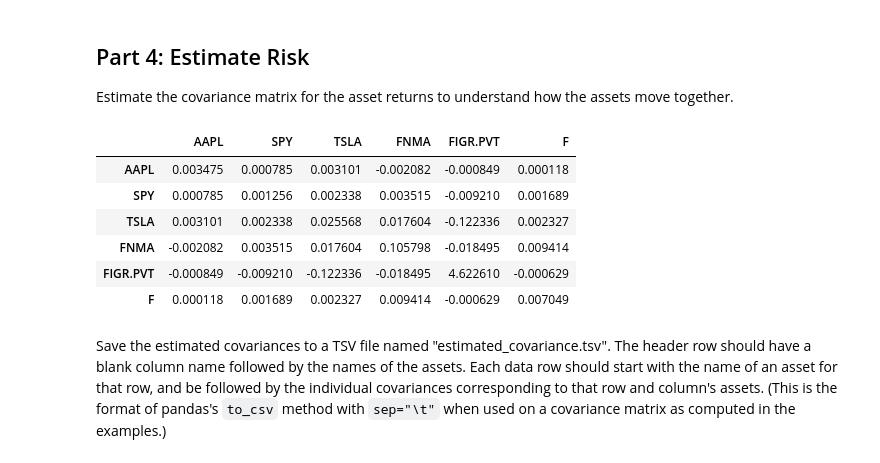
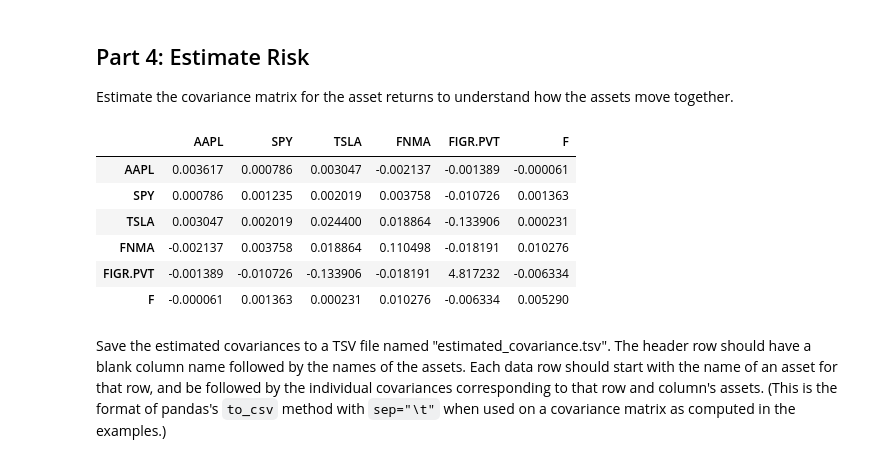
Before and after one commit to cfornesa/dx704-project-01, a Jupyter notebook: project.ipynb, the cells around one changed output. Cells and saved outputs as stored; diff of their text form; code cells hidden in the pictures.

```diff
--- a/project.ipynb
+++ b/project.ipynb
@@ -58,6 +58,7 @@ for t in tickers:
 
 historical_prices.columns = tickers
 historical_prices.index = pd.to_datetime(historical_prices.index).strftime("%Y-%m-%d")
+historical_prices = historical_prices.iloc[1:]
 
 historical_prices
 # %% [output]
@@ -99,6 +100,6 @@ Calculate the historical asset returns based on the price data that you previous
 # %%
 # YOUR CHANGES HERE
 
-historical_returns = historical_prices.pct_change().dropna()
+historical_returns = historical_prices.pct_change().dropna().reset_index().rename(columns={'Date': 'date'})
 historical_returns
 # %% [output]
@@ -167,16 +171,16 @@ Estimate the covariance matrix for the asset returns to understand how the asset
 # %%
 # YOUR CHANGES HERE
 
-estimated_covariance = historical_returns.cov()
+estimated_covariance = historical_returns.drop('date', axis=1).cov()
 estimated_covariance
 # %% [output]
 |  | AAPL | SPY | TSLA | FNMA | FIGR.PVT | F |
-| AAPL | 0.003475 | 0.000785 | 0.003101 | -0.002082 | -0.000849 | 0.000118 |
-| SPY | 0.000785 | 0.001256 | 0.002338 | 0.003515 | -0.009210 | 0.001689 |
-| TSLA | 0.003101 | 0.002338 | 0.025568 | 0.017604 | -0.122336 | 0.002327 |
-| FNMA | -0.002082 | 0.003515 | 0.017604 | 0.105798 | -0.018495 | 0.009414 |
-| FIGR.PVT | -0.000849 | -0.009210 | -0.122336 | -0.018495 | 4.622610 | -0.000629 |
-| F | 0.000118 | 0.001689 | 0.002327 | 0.009414 | -0.000629 | 0.007049 |
+| AAPL | 0.003617 | 0.000786 | 0.003047 | -0.002137 | -0.001389 | -0.000061 |
+| SPY | 0.000786 | 0.001235 | 0.002019 | 0.003758 | -0.010726 | 0.001363 |
+| TSLA | 0.003047 | 0.002019 | 0.024400 | 0.018864 | -0.133906 | 0.000231 |
+| FNMA | -0.002137 | 0.003758 | 0.018864 | 0.110498 | -0.018191 | 0.010276 |
+| FIGR.PVT | -0.001389 | -0.010726 | -0.133906 | -0.018191 | 4.817232 | -0.006334 |
+| F | -0.000061 | 0.001363 | 0.000231 | 0.010276 | -0.006334 | 0.005290 |
 # %% [markdown]
 Save the estimated covariances to a TSV file named "estimated_covariance.tsv".
 The header row should have a blank column name followed by the names of the assets.
```
Also changed, not shown: parts of 16 cells of this notebook, 7 other files.
